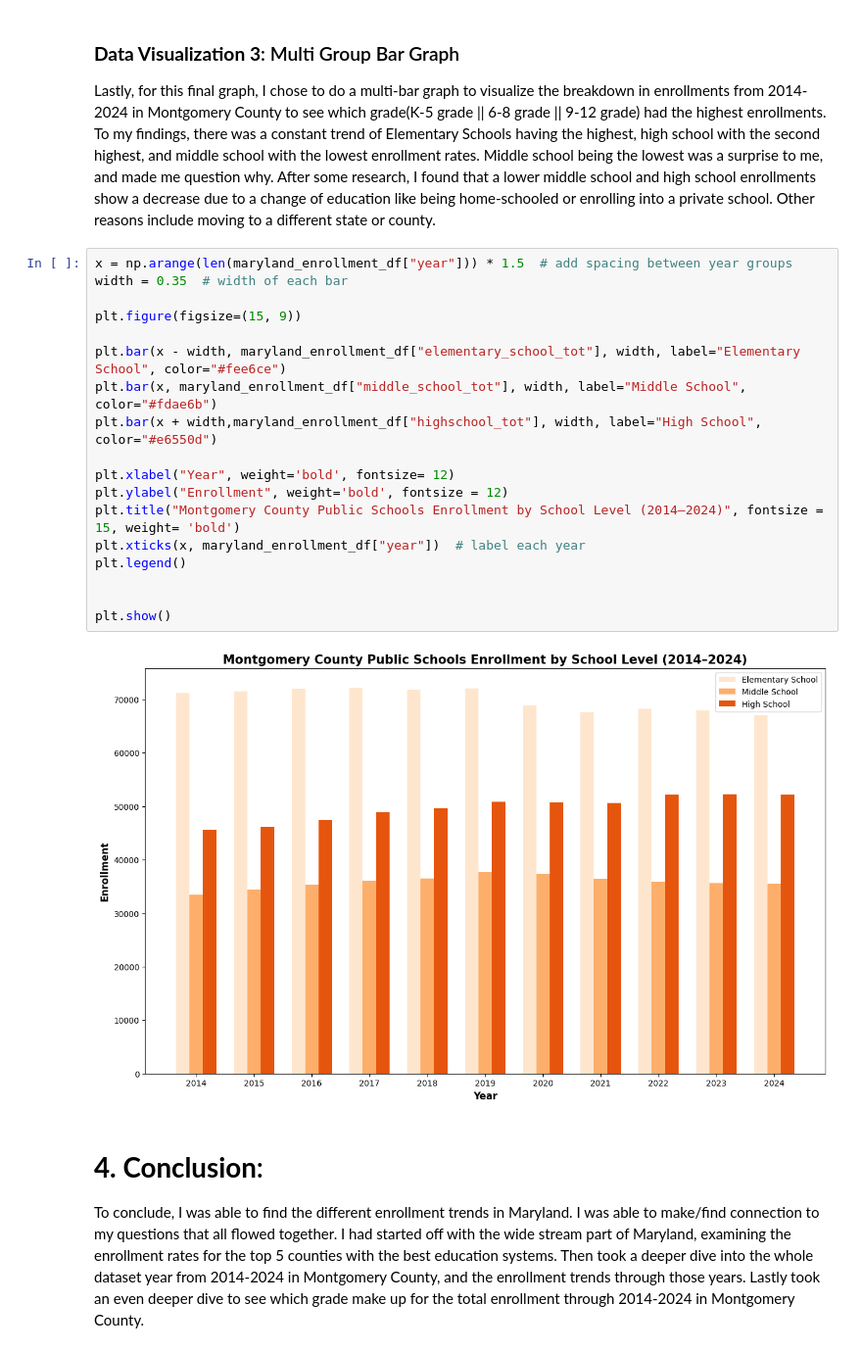
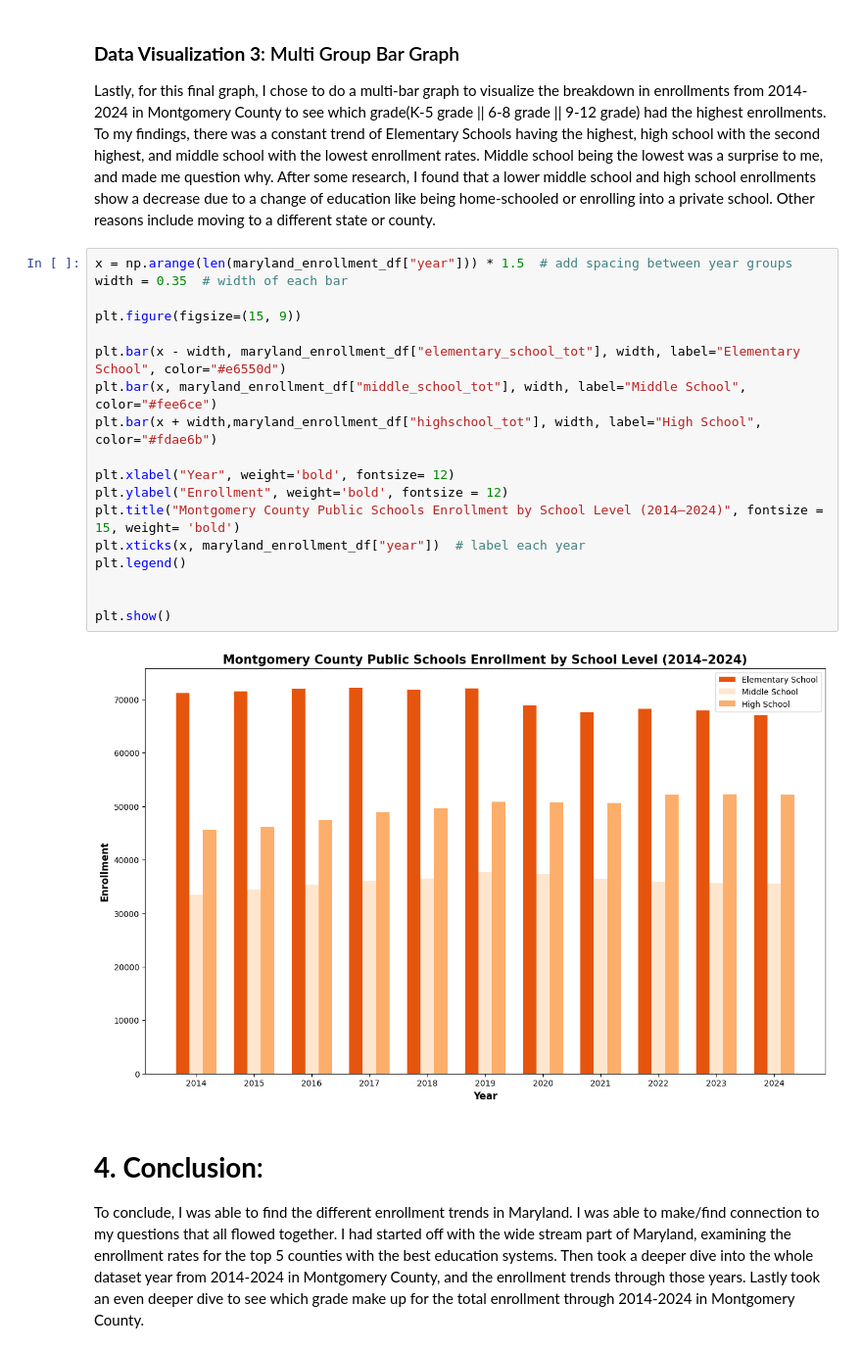
Before and after one commit to joanne-gazmen/Data110-Fall2025, a Jupyter notebook: Data110_JoanneGazmen_Project_1_Maryland_Public_School_Enrollment_Trends.ipynb, the cells around one changed output. Shown at 98% size. Cells and saved outputs as stored; diff of their text form.

```diff
--- a/Data110_JoanneGazmen_Project_1_Maryland_Public_School_Enrollment_Trends.ipynb
+++ b/Data110_JoanneGazmen_Project_1_Maryland_Public_School_Enrollment_Trends.ipynb
@@ -105,23 +105,23 @@ Lastly, for this final graph, I chose to do a multi-bar graph to visualize the b
 # %%
 x = np.arange(len(maryland_enrollment_df["year"])) * 1.5  # add spacing between year groups
 width = 0.35  # width of each bar
 
 plt.figure(figsize=(15, 9))
 
-plt.bar(x - width, maryland_enrollment_df["elementary_school_tot"], width, label="Elementary School", color="#fee6ce")
-plt.bar(x, maryland_enrollment_df["middle_school_tot"], width, label="Middle School", color="#fdae6b")
-plt.bar(x + width,maryland_enrollment_df["highschool_tot"], width, label="High School", color="#e6550d")
+plt.bar(x - width, maryland_enrollment_df["elementary_school_tot"], width, label="Elementary School", color="#e6550d")
+plt.bar(x, maryland_enrollment_df["middle_school_tot"], width, label="Middle School", color="#fee6ce")
+plt.bar(x + width,maryland_enrollment_df["highschool_tot"], width, label="High School", color="#fdae6b")
 
 plt.xlabel("Year", weight='bold', fontsize= 12)
 plt.ylabel("Enrollment", weight='bold', fontsize = 12)
 plt.title("Montgomery County Public Schools Enrollment by School Level (2014–2024)", fontsize = 15, weight= 'bold')
 plt.xticks(x, maryland_enrollment_df["year"])  # label each year
 plt.legend()
 
 
 plt.show()
 # %% [output]
-[figure, old version]
+[figure, new version]
 # %% [markdown]
 
 # **4. Conclusion**:
```
Also changed, not shown: parts of 1 cell of this notebook.
